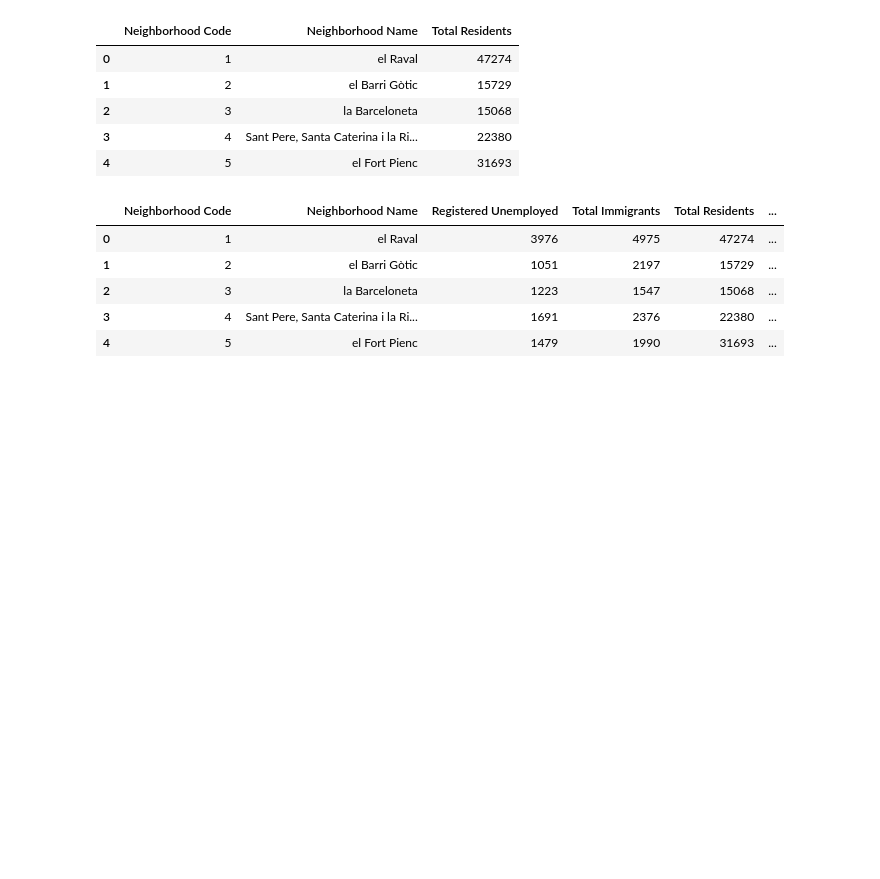
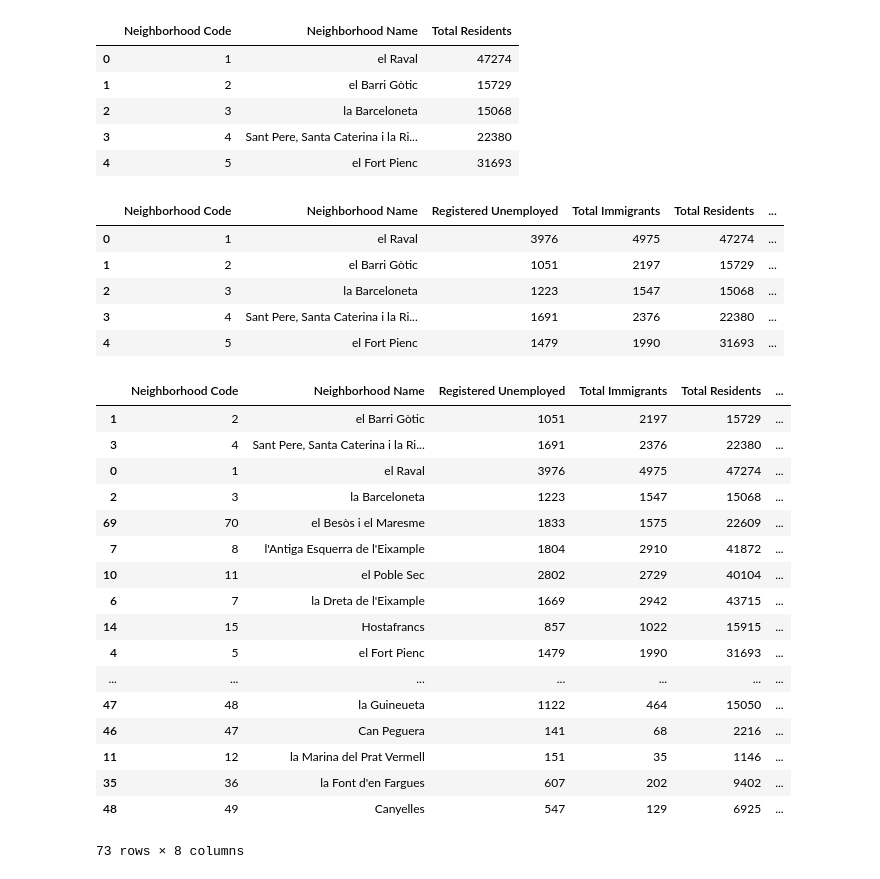
Before and after one commit to ta-data-lis/Project-Week-2-Lisbon, a Jupyter notebook: project.ipynb, the cells around one changed output. Saved outputs shown, nothing was run; the diff lists cells and outputs as text; code cells hidden in the pictures; blank space fills up the shorter version.

```diff
--- a/project.ipynb
+++ b/project.ipynb
@@ -307,7 +328,7 @@ clean_pop.head()
 # %%
 # We now want to filter by year
 
-year = 2016
+year = 2017
 
 unemployment_year = clean_unemployment[clean_unemployment['Year']== year]
 
@@ -360,6 +409,9 @@ Barcelona_Neighborhoods["Ratio_Immigrants"] = Barcelona_Neighborhoods['Total Imm
 
 Barcelona_Neighborhoods["Ratio_Unemployed"] = Barcelona_Neighborhoods['Registered Unemployed'] / Barcelona_Neighborhoods["Total Residents"]
 
+Barcelona_Neighborhoods["Ratio_Immigrants_Unemployed"] = Barcelona_Neighborhoods['Total Immigrants'] / Barcelona_Neighborhoods["Registered Unemployed"]
+
+
 Barcelona_Neighborhoods.head()
 # %% [output]
 |  | Neighborhood Code | Neighborhood Name | Registered Unemployed | Total Immigrants | Total Residents | ... |
@@ -368,3 +420,24 @@ Barcelona_Neighborhoods.head()
 | 2 | 3 | la Barceloneta | 1223 | 1547 | 15068 | ... |
 | 3 | 4 | Sant Pere, Santa Caterina i la Ri... | 1691 | 2376 | 22380 | ... |
 | 4 | 5 | el Fort Pienc | 1479 | 1990 | 31693 | ... |
+# %%
+Barcelona_Neighborhoods.sort_values(by=['Ratio_Immigrants'], ascending=False)
+# %% [output]
+|  | Neighborhood Code | Neighborhood Name | Registered Unemployed | Total Immigrants | Total Residents | ... |
+| 1 | 2 | el Barri Gòtic | 1051 | 2197 | 15729 | ... |
+| 3 | 4 | Sant Pere, Santa Caterina i la Ri... | 1691 | 2376 | 22380 | ... |
+| 0 | 1 | el Raval | 3976 | 4975 | 47274 | ... |
+| 2 | 3 | la Barceloneta | 1223 | 1547 | 15068 | ... |
+| 69 | 70 | el Besòs i el Maresme | 1833 | 1575 | 22609 | ... |
+| 7 | 8 | l'Antiga Esquerra de l'Eixample | 1804 | 2910 | 41872 | ... |
+| 10 | 11 | el Poble Sec | 2802 | 2729 | 40104 | ... |
+| 6 | 7 | la Dreta de l'Eixample | 1669 | 2942 | 43715 | ... |
+| 14 | 15 | Hostafrancs | 857 | 1022 | 15915 | ... |
+| 4 | 5 | el Fort Pienc | 1479 | 1990 | 31693 | ... |
+| ... | ... | ... | ... | ... | ... | ... |
+| 47 | 48 | la Guineueta | 1122 | 464 | 15050 | ... |
+| 46 | 47 | Can Peguera | 141 | 68 | 2216 | ... |
+| 11 | 12 | la Marina del Prat Vermell | 151 | 35 | 1146 | ... |
+| 35 | 36 | la Font d'en Fargues | 607 | 202 | 9402 | ... |
+| 48 | 49 | Canyelles | 547 | 129 | 6925 | ... |
+73 rows × 8 columns
```
Also changed, not shown: parts of 8 cells of this notebook.
